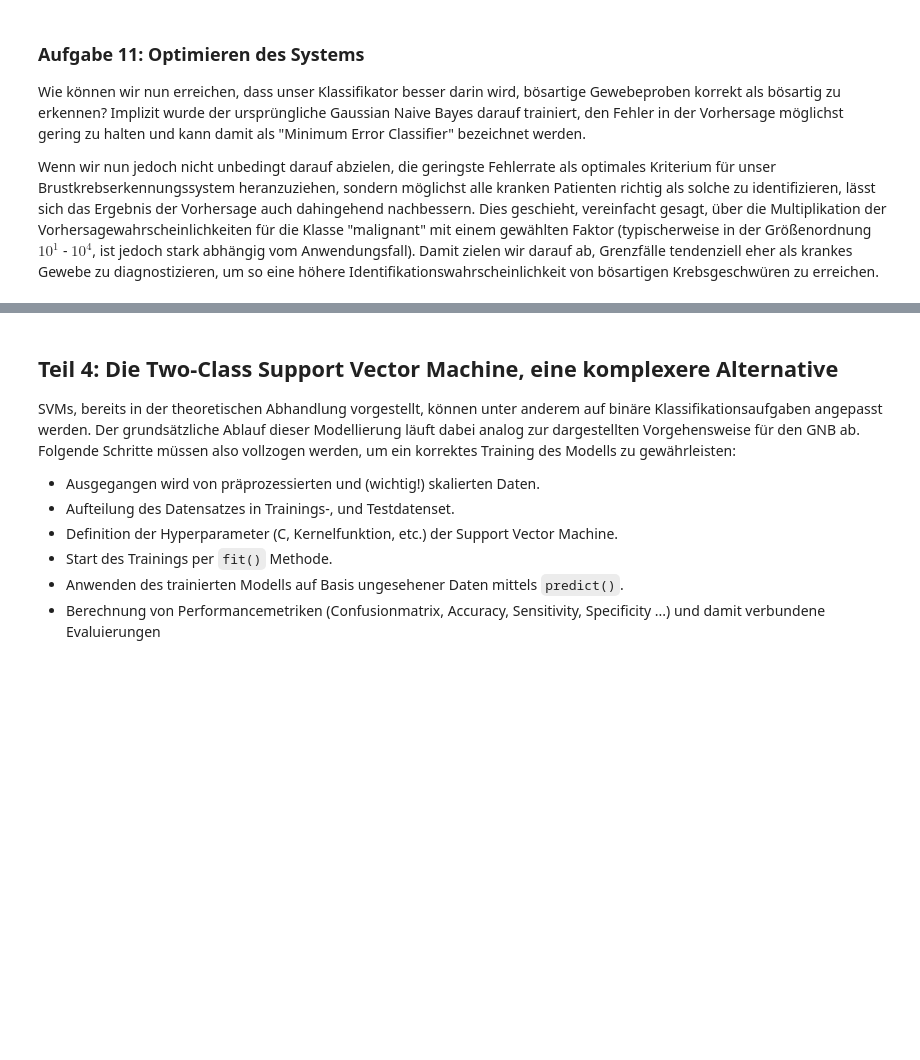
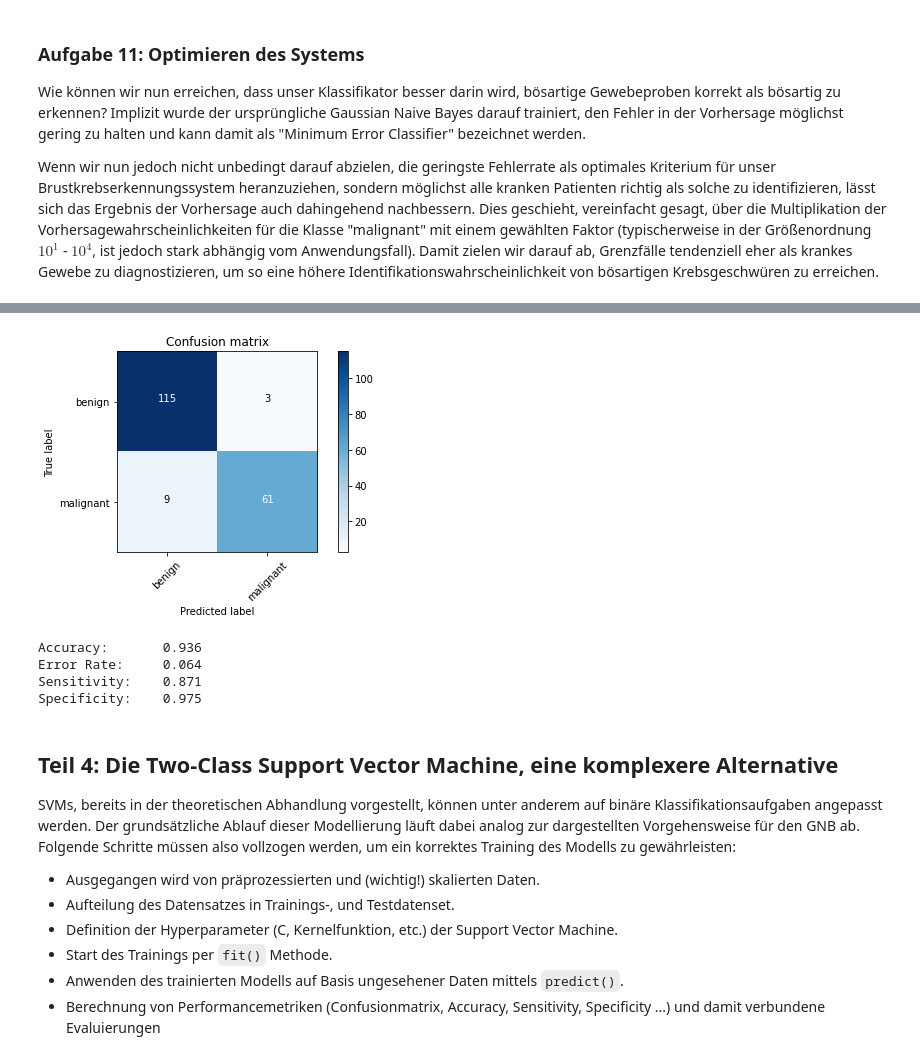
Before and after one commit to mschirl/bc-workshop-data-science, a Jupyter notebook: 03_Introduction_Modeling/03_Task_BreastCancerClassification_template.ipynb, the cells around one changed output, grey strips where cells are left out. Cells and saved outputs as stored; diff of their text form; code cells hidden in the pictures; blank space fills up the shorter version.

```diff
--- a/03_Introduction_Modeling/03_Task_BreastCancerClassification_template.ipynb
+++ b/03_Introduction_Modeling/03_Task_BreastCancerClassification_template.ipynb
@@ -417,0 +480,2 @@ Wenn wir nun jedoch nicht unbedingt darauf abzielen, die geringste Fehlerrate al
+# %%
+minimum_error_probabilites = gnb.predict_proba(X_test_sc)
@@ -417,0 +502,14 @@ Wenn wir nun jedoch nicht unbedingt darauf abzielen, die geringste Fehlerrate al
+# %%
+minimum_risk_probabilities = minimum_error_probabilites
+# %%
+minimum_risk_probabilities[:, 1] = minimum_error_probabilites[:, 1] * 10
+# %%
+y_pred_minimum_risk = [1 if pred_proba[1] > pred_proba[0] else 0 for pred_proba in minimum_risk_probabilities]
+# %%
+cm_minimum_risk = confusion_matrix(y_test, y_pred_minimum_risk)
+
+class_names = ['benign', 'malignant']
+
+plot_confusion_matrix(cm_minimum_risk, class_names)
+# %% [output]
+[figure, added]
@@ -418,3 +521,18 @@ Wenn wir nun jedoch nicht unbedingt darauf abzielen, die geringste Fehlerrate al
+# %%
+acc = (tp + tn) / (tp + tn + fp + fn)
+tpr = tp / (tp + fn)
+tnr = tn / (tn + fp)
+
+
+print(f'Accuracy:\t{acc:.3f}')
+print(f'Error Rate:\t{1-acc:.3f}')
+print(f'Sensitivity:\t{tpr:.3f}')
+print(f'Specificity:\t{tnr:.3f}')
+# %% [output]
+Accuracy:       0.936
+Error Rate:     0.064
+Sensitivity:    0.871
+Specificity:    0.975
 # %% [markdown]
 ## Teil 4: Die Two-Class Support Vector Machine, eine komplexere Alternative
 
```
Also changed, not shown: parts of 54 cells of this notebook.
